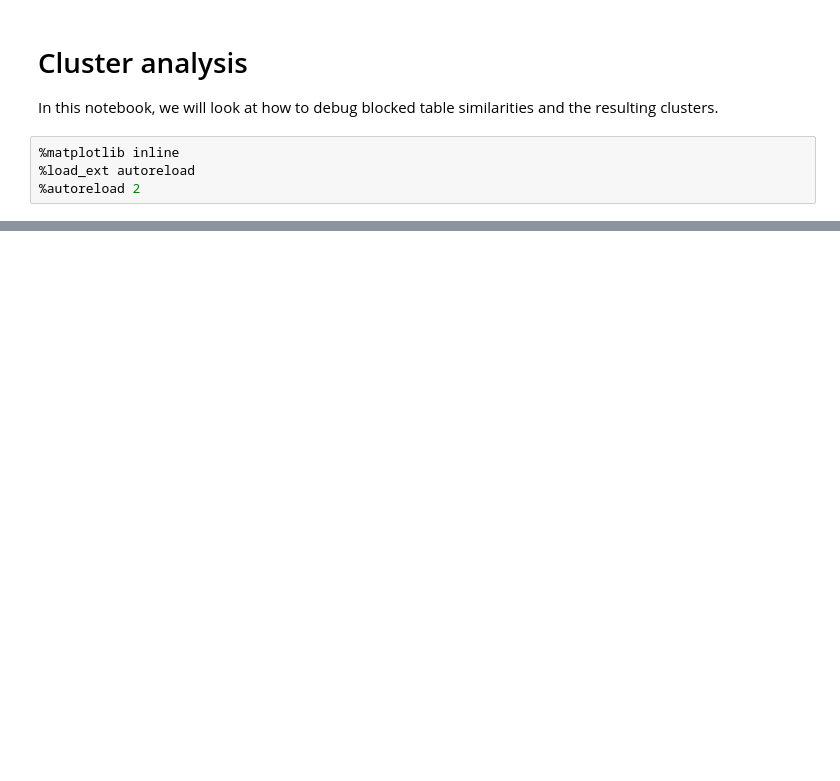
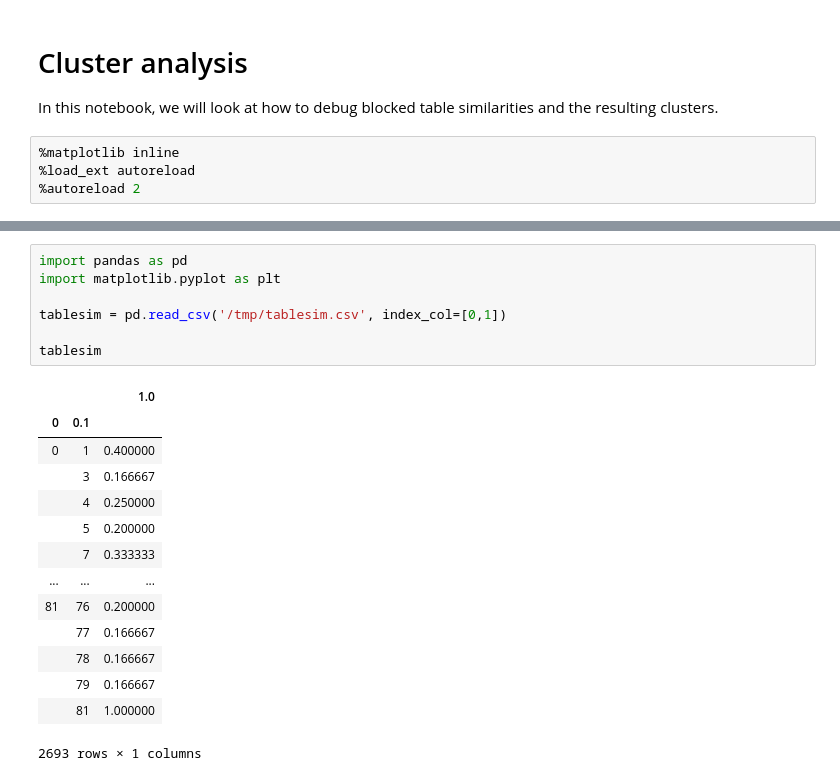
Before and after one commit to karmaresearch/takco, a Jupyter notebook: docs/tutorials/clusters.ipynb, the cells around one changed output, grey strips where cells are left out. Saved outputs shown, nothing was run; the diff lists cells and outputs as text; blank space fills up the shorter version.

```diff
--- a/docs/tutorials/clusters.ipynb
+++ b/docs/tutorials/clusters.ipynb
@@ -61,0 +70,22 @@ pd.read_csv('/tmp/sims.csv')
+# %%
+import pandas as pd
+import matplotlib.pyplot as plt
+
+tablesim = pd.read_csv('/tmp/tablesim.csv', index_col=[0,1])
+
+tablesim
+# %% [output]
+|  |  | 1.0 |
+| 0 | 0.1 |  |
+| 0 | 1 | 0.400000 |
+|  | 3 | 0.166667 |
+|  | 4 | 0.250000 |
+|  | 5 | 0.200000 |
+|  | 7 | 0.333333 |
+| ... | ... | ... |
+| 81 | 76 | 0.200000 |
+|  | 77 | 0.166667 |
+|  | 78 | 0.166667 |
+|  | 79 | 0.166667 |
+|  | 81 | 1.000000 |
+2693 rows × 1 columns
```
Also changed, not shown: parts of 2 cells of this notebook, 10 other files.
